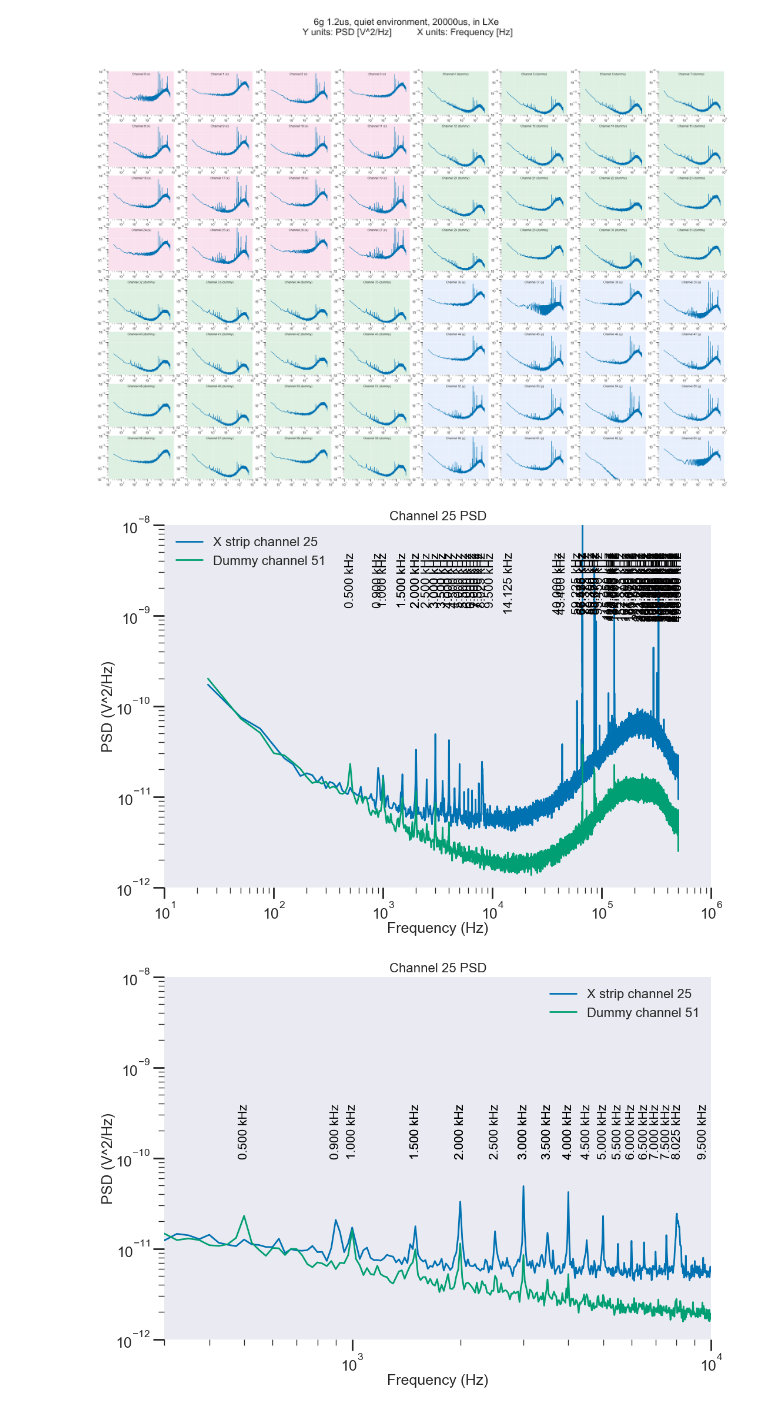
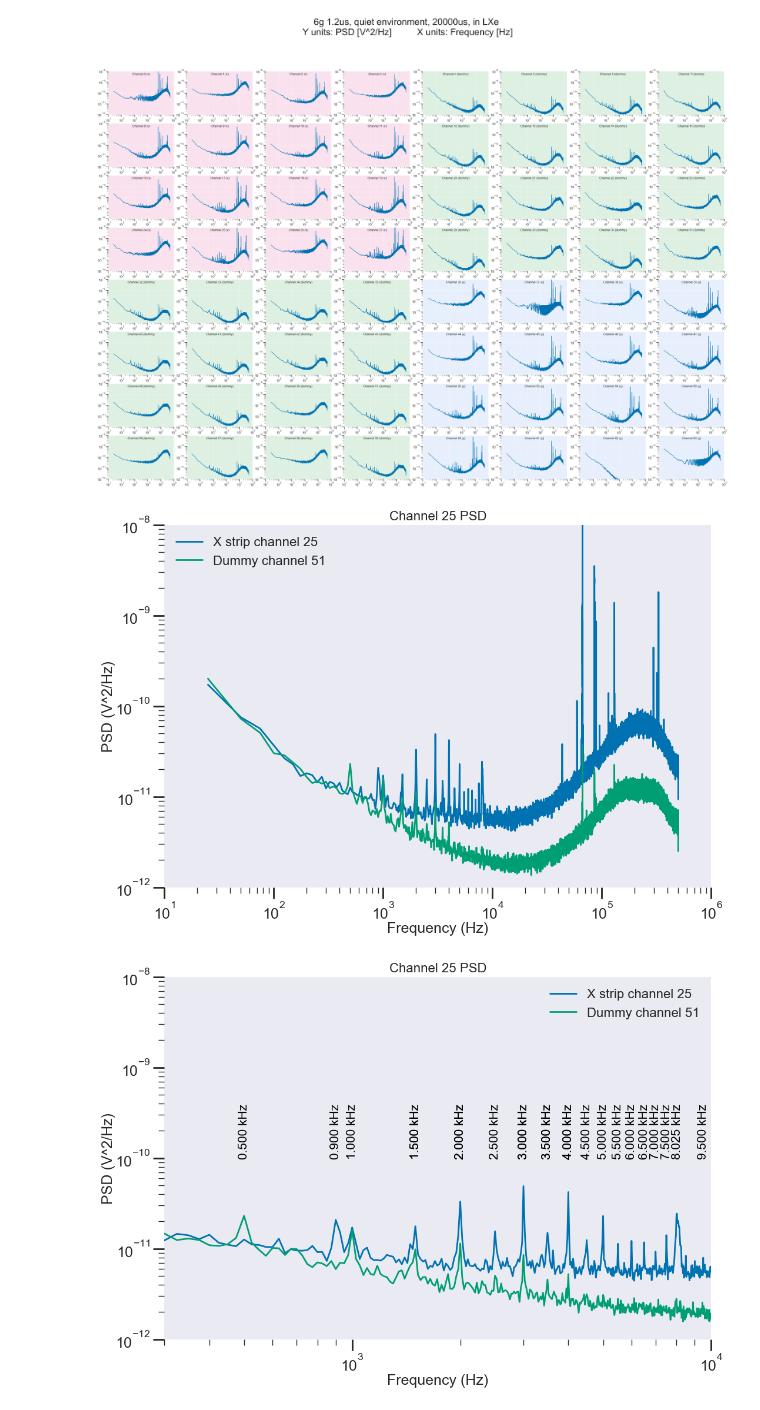
Before and after one commit to nEXO-collaboration/cryo-asic-analysis, a Jupyter notebook: notebooks/psd_analysis.ipynb, the cells around one changed output. Cells and saved outputs as stored; diff of their text form; code cells hidden in the pictures.

```diff
--- a/notebooks/psd_analysis.ipynb
+++ b/notebooks/psd_analysis.ipynb
@@ -155,36 +155,36 @@ for i, row in df.iterrows():
         peak_freqs = x[peaks]
         all_freqs += peak_freqs.tolist()
 
 
     elif(row["Channel"] == strip_channel):
         ax.plot(row["Freqs"], row["PSD"], label=f"X strip channel {strip_channel}")
 
         #to find peaks, actually take the logarithm of the data
         y = np.log10(row["PSD"])
         x = row["Freqs"]
         peaks, _ = find_peaks(y, distance=min_dist, width=min_width, prominence=prom)
         peak_values = y[peaks]
         peak_freqs = x[peaks]
         all_freqs += peak_freqs.tolist()
 
 
 ax.set_xscale("log")
 ax.set_yscale("log")
 ax.set_xlabel("Frequency (Hz)")
 ax.set_ylabel("PSD (V^2/Hz)")
 ax.set_title(f"Channel {strip_channel} PSD")
 ax.legend()
 ax.grid(False)
 ax.set_ylim([1e-12, 1e-8])
 ax.set_xlim([1e1, 1e6])
 
-for i, p in enumerate(all_freqs):
-    ax.annotate("{:.3f} kHz".format(p/1e3), (p, 5e-9), ha='center', va='top', fontsize=15, color='k', rotation=90)
+#for i, p in enumerate(all_freqs):
+#    ax.annotate("{:.3f} kHz".format(p/1e3), (p, 5e-9), ha='center', va='top', fontsize=15, color='k', rotation=90)
 
 
 plt.show()
 # %% [output]
-[figure, old version]
+[figure, new version]
 # %%
 from scipy.signal import find_peaks
 from scipy.ndimage import gaussian_filter
```
Also changed, not shown: 1 other file.
